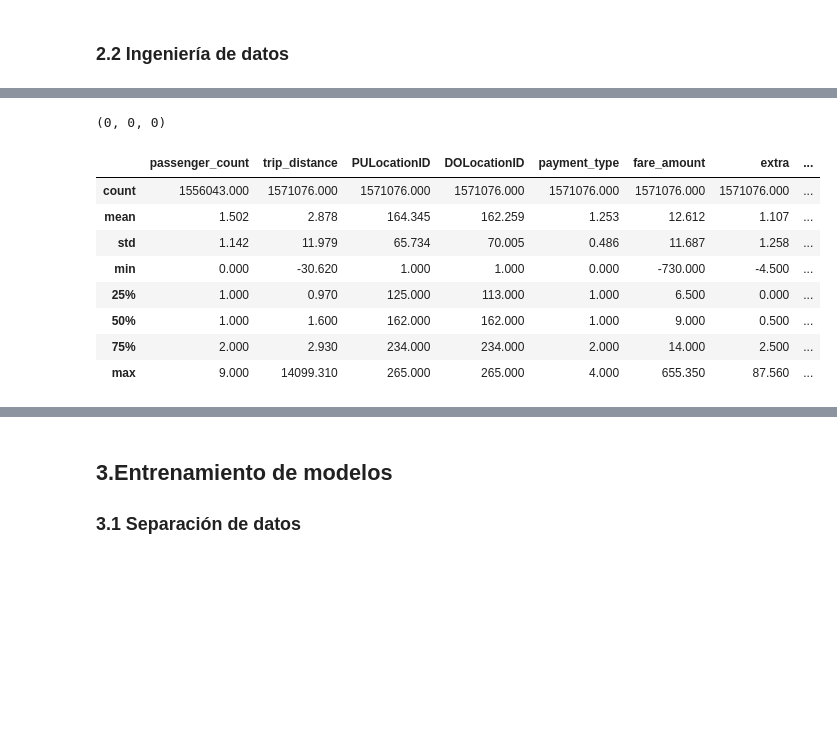
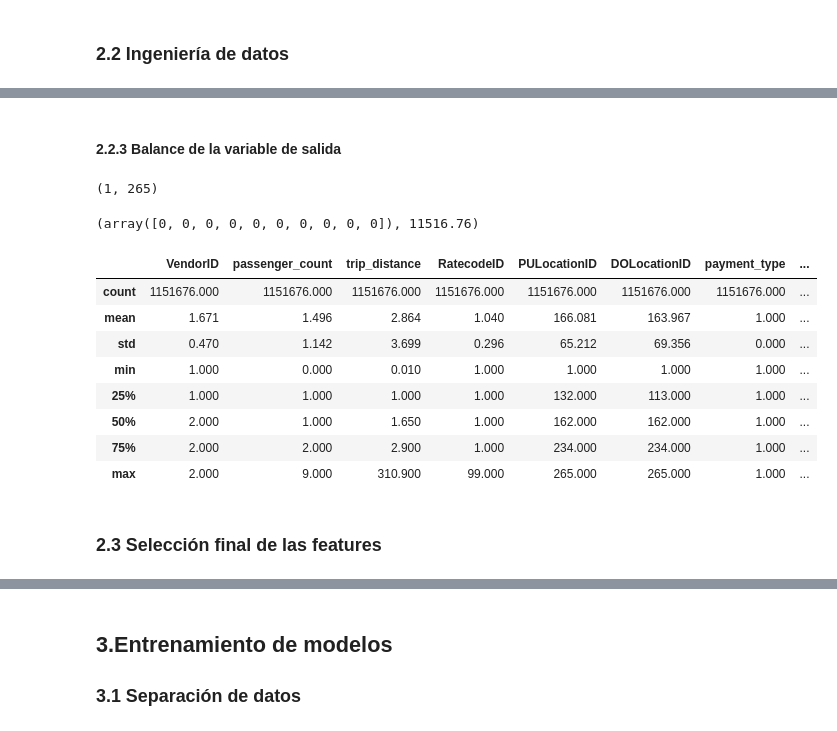
Before and after one commit to santiagobiobot/uba-ia-add-tpfinal, a Jupyter notebook: TP-final-AdDAI.ipynb, the cells around one changed output, grey strips where cells are left out. Saved outputs shown, nothing was run; the diff lists cells and outputs as text; code cells hidden in the pictures; blank space fills up the shorter version.

```diff
--- a/TP-final-AdDAI.ipynb
+++ b/TP-final-AdDAI.ipynb
@@ -481,0 +535,3 @@ len(dataframe['passenger_count'])
+# %%
+df = df[df["payment_type"] == 1]
+len(df)
@@ -484,9 +548,9 @@ len(dataframe['passenger_count'])
 # %%
 # generamos una nueva columna "duration" con el tiempo de viaje
-ts_init = pd.to_datetime(dataframe['tpep_pickup_datetime']).values.astype(np.int64) / 1000000000
-ts_end = pd.to_datetime(dataframe['tpep_dropoff_datetime']).values.astype(np.int64) / 1000000000
+ts_init = pd.to_datetime(df['tpep_pickup_datetime']).values.astype(np.int64) / 1000000000
+ts_end = pd.to_datetime(df['tpep_dropoff_datetime']).values.astype(np.int64) / 1000000000
 duration = ts_end - ts_init
-dataframe['duration'] = duration
+df['duration'] = duration
 
 # ademas creamos 3 categorías para el horario en que se inició el viaje: diurno, vespertino y nocturno
 MORNING_START = 6
@@ -495,10 +559,11 @@ AFTERNOON_START = 14
 AFTERNOON_END = 20
 EVENING_START = 21
 EVENING_END = 5
-day_interval = dataframe['tpep_pickup_datetime'].dt.hour
-dataframe['morning'] = pd.cut(day_interval, bins=[-float('Inf'), MORNING_START - 1, MORNING_END, float('Inf')], labels=[0, 1, 0], ordered=False)
-dataframe['afternoon'] = pd.cut(day_interval, bins=[-float('Inf'), AFTERNOON_START - 1, AFTERNOON_END, float('Inf')], labels=[0, 1, 0], ordered=False)
-dataframe['evening'] = pd.cut(day_interval, bins=[-float('Inf'), 0, EVENING_END, EVENING_START, 23, float('Inf')], labels=[0, 1, 0, 1, 0], ordered=False)
+
+day_interval = df['tpep_pickup_datetime'].dt.hour
+df['morning'] = pd.cut(day_interval, bins=[-float('Inf'), MORNING_START - 1, MORNING_END, float('Inf')], labels=[0, 1, 0], ordered=False)
+df['afternoon'] = pd.cut(day_interval, bins=[-float('Inf'), AFTERNOON_START - 1, AFTERNOON_END, float('Inf')], labels=[0, 1, 0], ordered=False)
+df['evening'] = pd.cut(day_interval, bins=[-float('Inf'), 0, EVENING_END, EVENING_START, 23, float('Inf')], labels=[0, 1, 0, 1, 0], ordered=False)
 
 # reviso que sean validas
-dataframe['morning'].values.isnull().sum(), dataframe['afternoon'].values.isnull().sum(), dataframe['evening'].values.isnull().sum()
+df['morning'].values.isnull().sum(), df['afternoon'].values.isnull().sum(), df['evening'].values.isnull().sum()
@@ -505,20 +583,20 @@ dataframe['morning'].values.isnull().sum(), dataframe['afternoon'].values.isnull
 # %%
 # definimos el umbral mínimo de cantidad de viajes para podar las categorías PULocationID y DOLocationID.
 location_id_min_th_count = 0.01
-total_items = len(dataframe['PULocationID'])
+total_items = len(df['PULocationID'])
 
 # convertimos PULocationID usando frequency encoding y me quedo con los que representan al menos 1%
-pulocation_id_freq_map = (dataframe['PULocationID'].value_counts(sort=True) / total_items).to_dict()
-dataframe['PULocationIDFreq'] = dataframe['PULocationID'].apply(lambda x: pulocation_id_freq_map[x])
+pulocation_id_freq_map = (df['PULocationID'].value_counts(sort=True) / total_items).to_dict()
+df['PULocationIDFreq'] = df['PULocationID'].apply(lambda x: pulocation_id_freq_map[x])
 # convertimos DOLocationID
-dolocation_id_freq_map = (dataframe['DOLocationID'].value_counts(sort=True) / total_items).to_dict()
-dataframe['DOLocationIDFreq'] = dataframe['DOLocationID'].apply(lambda x: dolocation_id_freq_map[x])
+dolocation_id_freq_map = (df['DOLocationID'].value_counts(sort=True) / total_items).to_dict()
+df['DOLocationIDFreq'] = df['DOLocationID'].apply(lambda x: dolocation_id_freq_map[x])
 
 #pongo en 0 todas las categorías con menor frecuencia que <location_id_min_th_count>
-def clear_location_low_values(x):
-  if x <= location_id_min_th_count:
+def clear_location_low_values(x, th):
+  if x <= th:
     return 0
   return x
 
-dataframe['PULocationIDFreq'].apply(lambda x: clear_location_low_values(x))
-dataframe['DOLocationIDFreq'].apply(lambda x: clear_location_low_values(x))
+df['PULocationIDFreq'] = df['PULocationIDFreq'].apply(lambda x: clear_location_low_values(x, location_id_min_th_count))
+df['DOLocationIDFreq'] = df['DOLocationIDFreq'].apply(lambda x: clear_location_low_values(x, location_id_min_th_count))
@@ -538,17 +603,28 @@ Name: DOLocationIDFreq, Length: 1571076, dtype: float64
-# %%
-# termino de borrar todos los negatios
-dataframe['morning'].values.isnull().sum(), dataframe['afternoon'].values.isnull().sum(), dataframe['evening'].values.isnull().sum()
-# %% [output]
-(0, 0, 0)
+# %% [markdown]
+#### 2.2.3 Balance de la variable de salida
+# %%
+#verifico el rango de los ids
+df['DOLocationID'].min(), df['DOLocationID'].max()
+# %% [output]
+(1, 265)
+# %%
+#asigno a la categoria 0 a todos los que aparecen por debajo del 1%
+location_id_min_th_count = 0.01 * len(df)
+df['DOLocationIDTruncated'] = df['DOLocationID'].apply(lambda x: clear_location_low_values(x, location_id_min_th_count))
+df['DOLocationIDTruncated'].values[:10], location_id_min_th_count
+# %% [output]
+(array([0, 0, 0, 0, 0, 0, 0, 0, 0, 0]), 11516.76)
 # %%
-dataframe.describe()
+df.describe()
 # %% [output]
-|  | passenger_count | trip_distance | PULocationID | DOLocationID | payment_type | fare_amount | extra | ... |
-| count | 1556043.000 | 1571076.000 | 1571076.000 | 1571076.000 | 1571076.000 | 1571076.000 | 1571076.000 | ... |
-| mean | 1.502 | 2.878 | 164.345 | 162.259 | 1.253 | 12.612 | 1.107 | ... |
-| std | 1.142 | 11.979 | 65.734 | 70.005 | 0.486 | 11.687 | 1.258 | ... |
-| min | 0.000 | -30.620 | 1.000 | 1.000 | 0.000 | -730.000 | -4.500 | ... |
-| 25% | 1.000 | 0.970 | 125.000 | 113.000 | 1.000 | 6.500 | 0.000 | ... |
-| 50% | 1.000 | 1.600 | 162.000 | 162.000 | 1.000 | 9.000 | 0.500 | ... |
-| 75% | 2.000 | 2.930 | 234.000 | 234.000 | 2.000 | 14.000 | 2.500 | ... |
-| max | 9.000 | 14099.310 | 265.000 | 265.000 | 4.000 | 655.350 | 87.560 | ... |
+|  | VendorID | passenger_count | trip_distance | RatecodeID | PULocationID | DOLocationID | payment_type | ... |
+| count | 1151676.000 | 1151676.000 | 1151676.000 | 1151676.000 | 1151676.000 | 1151676.000 | 1151676.000 | ... |
+| mean | 1.671 | 1.496 | 2.864 | 1.040 | 166.081 | 163.967 | 1.000 | ... |
+| std | 0.470 | 1.142 | 3.699 | 0.296 | 65.212 | 69.356 | 0.000 | ... |
+| min | 1.000 | 0.000 | 0.010 | 1.000 | 1.000 | 1.000 | 1.000 | ... |
+| 25% | 1.000 | 1.000 | 1.000 | 1.000 | 132.000 | 113.000 | 1.000 | ... |
+| 50% | 2.000 | 1.000 | 1.650 | 1.000 | 162.000 | 162.000 | 1.000 | ... |
+| 75% | 2.000 | 2.000 | 2.900 | 1.000 | 234.000 | 234.000 | 1.000 | ... |
+| max | 2.000 | 9.000 | 310.900 | 99.000 | 265.000 | 265.000 | 1.000 | ... |
+# %% [markdown]
+### 2.3 Selección final de las features
```
Also changed, not shown: parts of 61 cells of this notebook.
